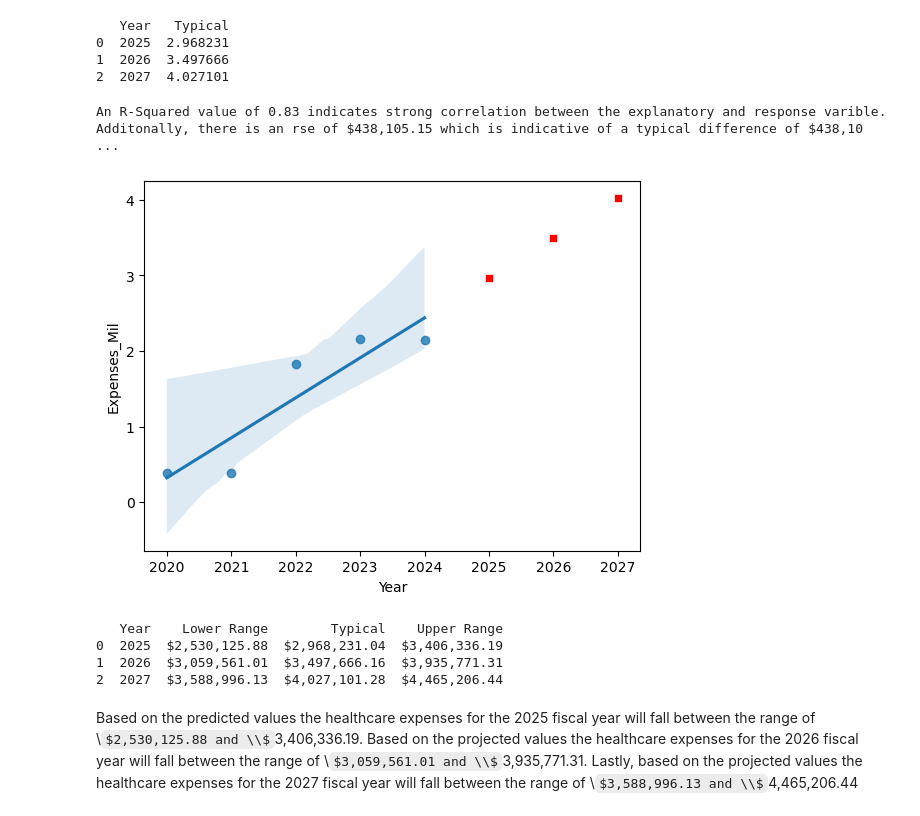
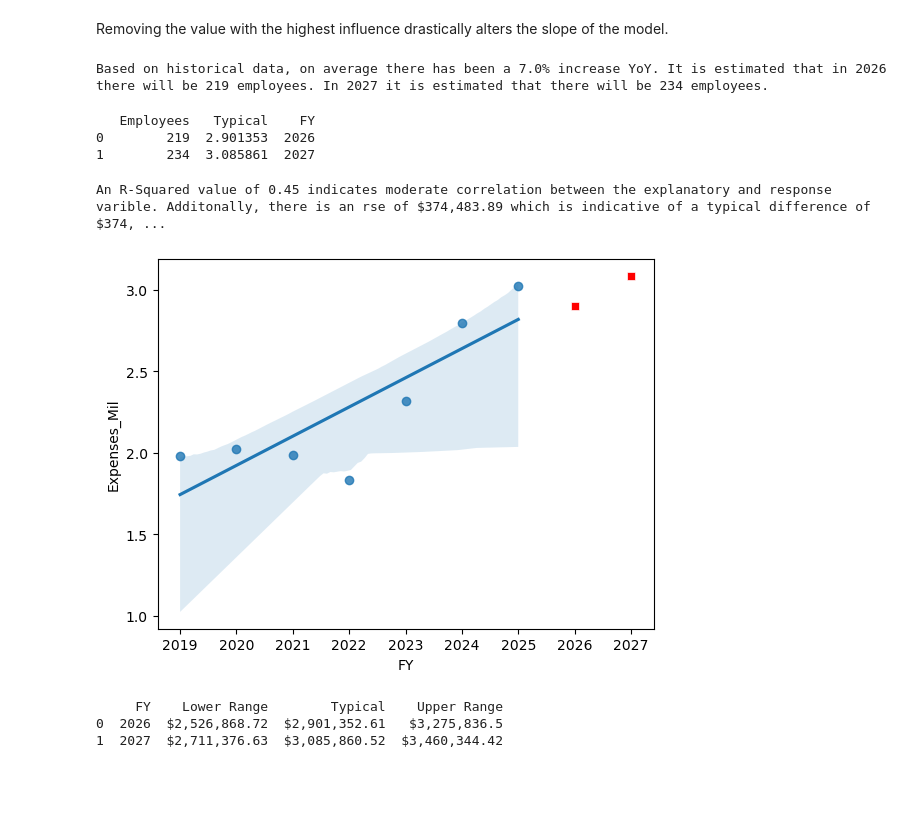
Before and after one commit to Scipio94/FY-Healthcare-Cost-Projection, a Jupyter notebook: Healthcare Cost Projection.ipynb, the cells around one changed output. Saved outputs shown, nothing was run; the diff lists cells and outputs as text; code cells hidden in the pictures; some formulas as TeX source; blank space fills up the shorter version.

```diff
--- a/Healthcare Cost Projection.ipynb
+++ b/Healthcare Cost Projection.ipynb
@@ -87,6 +101,6 @@ plt.show()
 # %%
 # Creaitng data model
-mdl_health_expenses = ols('Expenses_Mil~Year',data = df) # <- Creating model
+mdl_health_expenses = ols('Expenses_Mil~Employees',data = df) # <- Creating model
 mdl_health_expenses = mdl_health_expenses.fit() # <- fitting model
 print(mdl_health_expenses.params) # <- printing model parameters
 # %% [output]
@@ -95 +109,14 @@ Year            0.529435
 dtype: float64
+# %%
+# Leverage and Influence
+summary_healthcare = mdl_health_expenses.get_influence().summary_frame()
+
+"""
+Leverage indicates how extreme explanatory variables are.
+Influence measures the impact a single point would have on a model.
+In both cases the higher the value, the greater the influence.
+"""
+
+df['Leverage'] = summary_healthcare['hat_diag'] # <- inserting leverage measurement
+df['Influence'] = summary_healthcare['cooks_d'] # <- inserting influence measurement
+print (df.sort_values(by = 'Influence', ascending = False))
@@ -96,14 +132,37 @@ dtype: float64
+# %% [markdown]
+Removing the value with the highest influence drastically alters the slope of the model.
+# %%
+# Finding pct change in employees Yoy
+YoY_employee = round(df['Employees'].pct_change().mean(),2)
+
+# Fidning 2026 and 2027 values based on YoY employee increase
+_2026 = round(df['Employees'][6] + (df['Employees'][6] * YoY_employee))
+_2027 = round(_2026 + (_2026 * YoY_employee))
+
+# Creating variable for prediction
+employee = [_2026,_2027]
+
+print('Based on historical data, on average there has been a',f"{YoY_employee:.1%}",'increase YoY.',
+     'It is estimated that in 2026 there will be',_2026,'employees.',
+     'In 2027 it is estimated that there will be',_2027,'employees.')
+# %% [output]
+Based on historical data, on average there has been a 7.0% increase YoY. It is estimated that in 2026 there will be 219 employees. In 2027 it is estimated that there will be 234 employees.
 # %%
 # Predicting future data based on the model
-explanatory_data = pd.DataFrame({'Year':np.arange(2025,2028)}) # <- creating dataframe with explanatory variable
+explanatory_data = pd.DataFrame({'Employees':employee}) # <- creating dataframe with explanatory variable
 prediction_data = explanatory_data.assign(Typical = mdl_health_expenses.predict(explanatory_data)) # <- making predictions on explanatory variable
 
+# Adding year to prediction data
+
+projection_years = [2026,2027]
+
+prediction_data['FY'] = projection_years
+
 print(prediction_data)
 # %% [output]
-   Year   Typical
-0  2025  2.968231
-1  2026  3.497666
-2  2027  4.027101
+   Employees   Typical    FY
+0        219  2.901353  2026
+1        234  3.085861  2027
 # %%
 # Quantifying model fit
 mse = mdl_health_expenses.mse_resid # <- finding mean squared error
@@ -111,20 +170,20 @@ rse = np.sqrt(mse) # <- calculating the residual squared error
 
 
 print('An R-Squared value of',round(mdl_health_expenses.rsquared,2),
-      'indicates strong correlation between the explanatory and response varible.',
+      'indicates moderate correlation between the explanatory and response varible.',
       'Additonally, there is an rse of',f"${round(rse * mil,2):,}",
       'which is indicative of a typical difference of',f"${round(rse * mil,2):,}",
       'between the predicted and actual values in the model.')
 # %% [output]
-An R-Squared value of 0.83 indicates strong correlation between the explanatory and response varible. Additonally, there is an rse of $438,105.15 which is indicative of a typical difference of $438,10 ...
+An R-Squared value of 0.45 indicates moderate correlation between the explanatory and response varible. Additonally, there is an rse of $374,483.89 which is indicative of a typical difference of $374, ...
 # %%
 # Visualizing predicted and actual values
-sns.scatterplot( x = 'Year', y = 'Typical', data = prediction_data, color = 'red', marker = 's')
-sns.regplot( x = 'Year', y = 'Expenses_Mil', data = df) # <- Linear Regression
+sns.scatterplot( x = 'FY', y = 'Typical', data = prediction_data, color = 'red', marker = 's')
+sns.regplot( x = 'FY', y = 'Expenses_Mil', data = df) # <- Linear Regression
 
 plt.show()
 # %% [output]
-[figure, old version]
+[figure, new version]
 # %%
 # Calculating prediction value ranges
 prediction_data['Upper Range'] = round((prediction_data['Typical'] + rse) * mil,2)
@@ -135,13 +194,10 @@ prediction_data['Upper Range'] = prediction_data['Upper Range'].apply(lambda x:
 prediction_data['Lower Range'] = prediction_data['Lower Range'].apply(lambda x: f'${x:,}')
 prediction_data['Typical'] = prediction_data['Typical'].apply(lambda x: f'${x:,}')
 
-prediction_data = prediction_data[['Year','Lower Range','Typical','Upper Range']]
+prediction_data = prediction_data[['FY','Lower Range','Typical','Upper Range']]
 
 print(prediction_data)
 # %% [output]
-   Year    Lower Range        Typical    Upper Range
-0  2025  $2,530,125.88  $2,968,231.04  $3,406,336.19
-1  2026  $3,059,561.01  $3,497,666.16  $3,935,771.31
-2  2027  $3,588,996.13  $4,027,101.28  $4,465,206.44
+     FY    Lower Range        Typical    Upper Range
+0  2026  $2,526,868.72  $2,901,352.61   $3,275,836.5
+1  2027  $2,711,376.63  $3,085,860.52  $3,460,344.42
-# %% [markdown]
-Based on the predicted values the healthcare expenses for the 2025 fiscal year will fall between the range of \\$2,530,125.88 and \\$3,406,336.19. Based on the projected values the healthcare expenses for the 2026 fiscal year will fall between the range of \\$3,059,561.01 and \\$3,935,771.31. Lastly, based on the projected values the healthcare expenses for the 2027 fiscal year will fall between the range of \\$3,588,996.13 and \\$4,465,206.44
```
Also changed, not shown: parts of 12 cells of this notebook, 1 other file.
